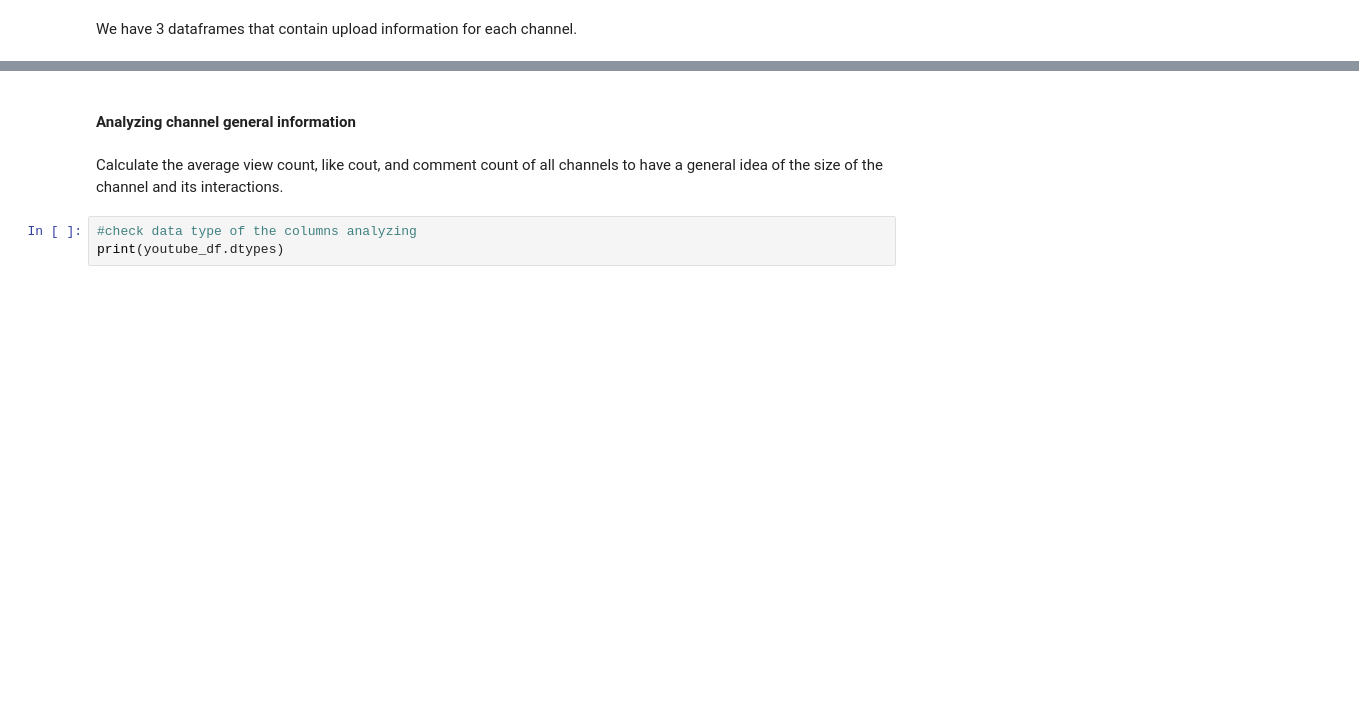
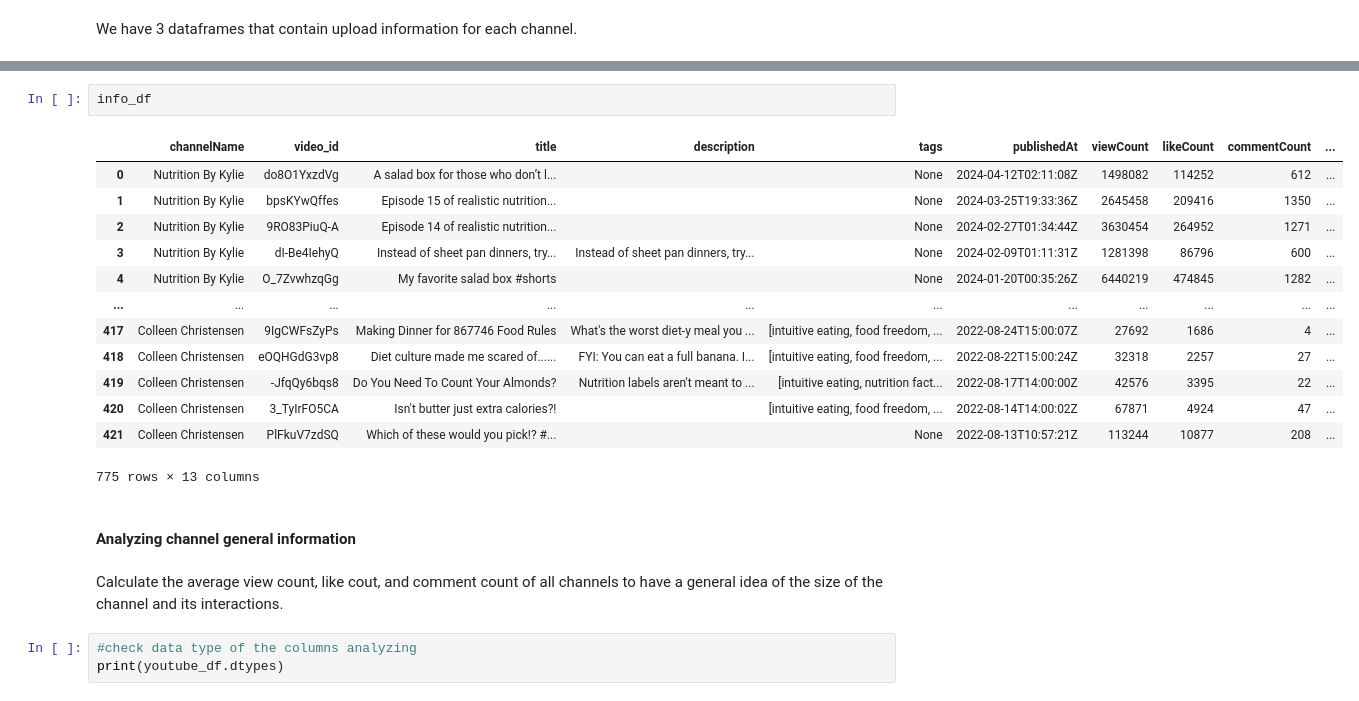
Before and after one commit to rileybaerg/TruthTube, a Jupyter notebook: TruthTubePracticumColab.ipynb, the cells around one changed output, grey strips where cells are left out. Cells and saved outputs as stored; diff of their text form; blank space fills up the shorter version.

```diff
--- a/TruthTubePracticumColab.ipynb
+++ b/TruthTubePracticumColab.ipynb
@@ -182,3 +163,19 @@ misinfo_df
+# %%
+info_df
+# %% [output]
+|  | channelName | video_id | title | description | tags | publishedAt | viewCount | likeCount | commentCount | ... |
+| 0 | Nutrition By Kylie | do8O1YxzdVg | A salad box for those who don’t l... |  | None | 2024-04-12T02:11:08Z | 1498082 | 114252 | 612 | ... |
+| 1 | Nutrition By Kylie | bpsKYwQffes | Episode 15 of realistic nutrition... |  | None | 2024-03-25T19:33:36Z | 2645458 | 209416 | 1350 | ... |
+| 2 | Nutrition By Kylie | 9RO83PiuQ-A | Episode 14 of realistic nutrition... |  | None | 2024-02-27T01:34:44Z | 3630454 | 264952 | 1271 | ... |
+| 3 | Nutrition By Kylie | dI-Be4IehyQ | Instead of sheet pan dinners, try... | Instead of sheet pan dinners, try... | None | 2024-02-09T01:11:31Z | 1281398 | 86796 | 600 | ... |
+| 4 | Nutrition By Kylie | O_7ZvwhzqGg | My favorite salad box #shorts |  | None | 2024-01-20T00:35:26Z | 6440219 | 474845 | 1282 | ... |
+| ... | ... | ... | ... | ... | ... | ... | ... | ... | ... | ... |
+| 417 | Colleen Christensen | 9IgCWFsZyPs | Making Dinner for 867746 Food Rules | What's the worst diet-y meal you ... | [intuitive eating, food freedom, ... | 2022-08-24T15:00:07Z | 27692 | 1686 | 4 | ... |
+| 418 | Colleen Christensen | eOQHGdG3vp8 | Diet culture made me scared of...... | FYI: You can eat a full banana. I... | [intuitive eating, food freedom, ... | 2022-08-22T15:00:24Z | 32318 | 2257 | 27 | ... |
+| 419 | Colleen Christensen | -JfqQy6bqs8 | Do You Need To Count Your Almonds? | Nutrition labels aren't meant to ... | [intuitive eating, nutrition fact... | 2022-08-17T14:00:00Z | 42576 | 3395 | 22 | ... |
+| 420 | Colleen Christensen | 3_TyIrFO5CA | Isn't butter just extra calories?! |  | [intuitive eating, food freedom, ... | 2022-08-14T14:00:02Z | 67871 | 4924 | 47 | ... |
+| 421 | Colleen Christensen | PlFkuV7zdSQ | Which of these would you pick!? #... |  | None | 2022-08-13T10:57:21Z | 113244 | 10877 | 208 | ... |
+775 rows × 13 columns
 # %% [markdown]
 #### Analyzing channel general information
 # %% [markdown]
```
Also changed, not shown: parts of 11 cells of this notebook, 1 other file.
